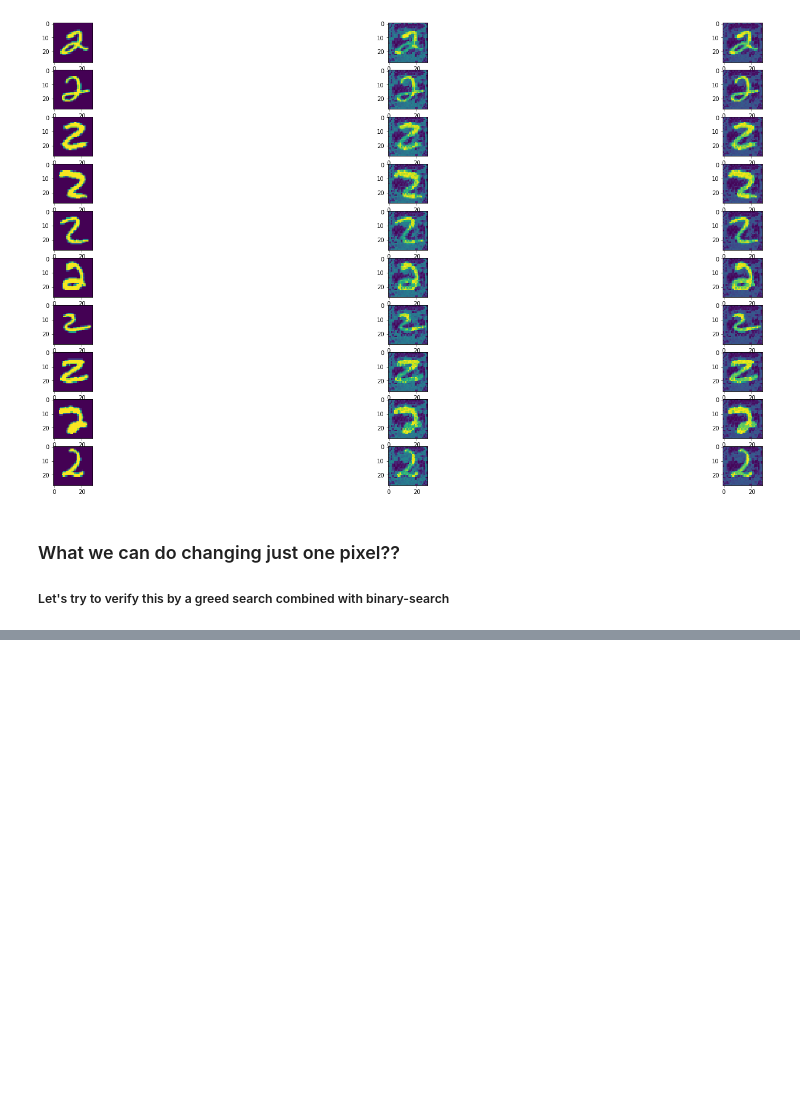
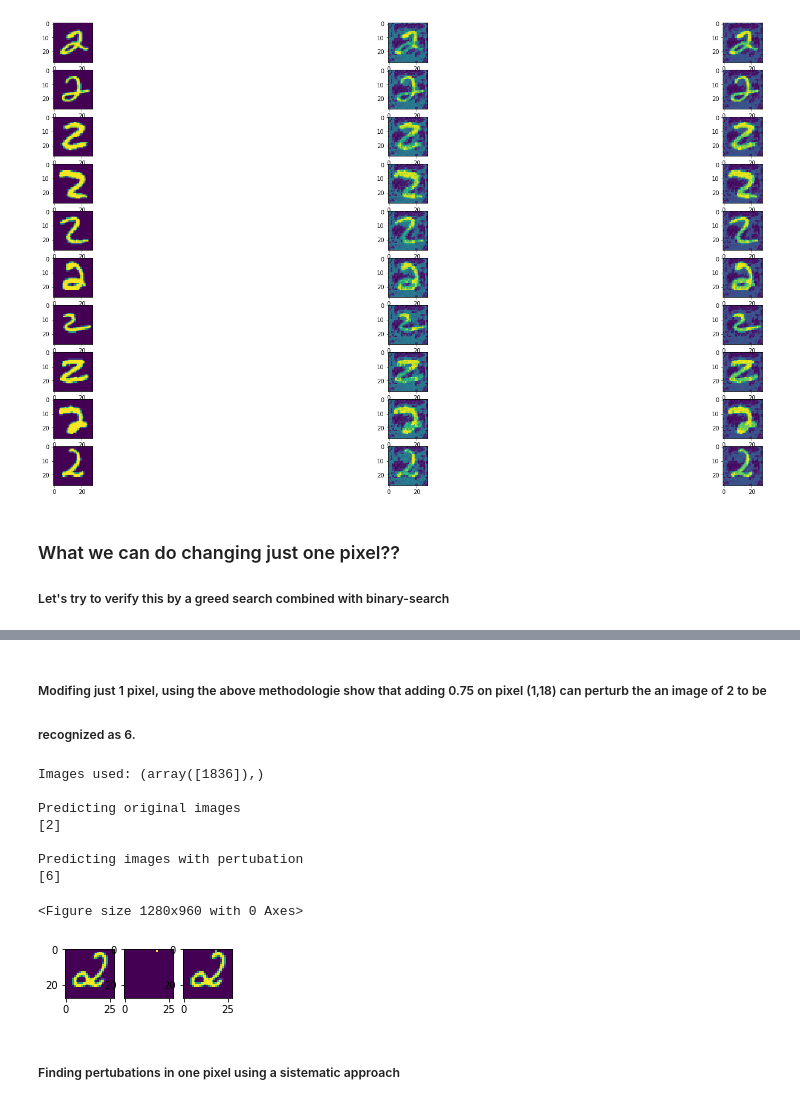
Before and after one commit to evertonaleixo/adversarialCNN, a Jupyter notebook: Challenge_For_AI.ipynb, the cells around one changed output, grey strips where cells are left out. Saved outputs shown, nothing was run; the diff lists cells and outputs as text; code cells hidden in the pictures; blank space fills up the shorter version.

Commit message:
Showing result changing just one pixel.

```diff
--- a/Challenge_For_AI.ipynb
+++ b/Challenge_For_AI.ipynb
@@ -558,0 +660,42 @@ Predicting images with pertubation
+# %% [markdown]
+##### Modifing just 1 pixel, using the above methodologie show that adding 0.75 on pixel (1,18) can perturb the an image of 2 to be
+##### recognized as 6.
+# %%
+X_noise = np.zeros((1, 28, 28), dtype='float32')
+X_noise[0,1,18] = .75
+
+fuzzy_imgs = (X_samples_2_ONE + X_noise)
+fuzzy_imgs = np.clip(fuzzy_imgs, 0, 1)
+pred = model.predict(fuzzy_imgs)
+pred = np.array( [np.argmax(pred[i]) for i in range(X_samples_2_ONE.shape[0])] )
+imgs_idx_used = np.where(pred==6)
+
+imgs_used = X_samples_2_ONE[imgs_idx_used]
+noises_used = np.zeros((imgs_used.shape[0], 28, 28))
+for i in range(imgs_used.shape[0]):
+    noises_used[i] = X_noise
+
+fuzzy_imgs = imgs_used + noises_used
+
+print("Images used: " + str(imgs_idx_used))
+print("\nPredicting original images")
+pred = [np.argmax(model.predict((imgs_used))[i]) for i in range(imgs_used.shape[0])]
+print(pred)
+
+print("\nPredicting images with pertubation")
+pred = [np.argmax(model.predict(imgs_fuzzy)[i]) for i in range(imgs_used.shape[0])]
+print(pred)
+
+plot_figures(imgs_used, noises_used, num_imgs=len(pred))
+# %% [output]
+Images used: (array([1836]),)
+
+Predicting original images
+[2]
+
+Predicting images with pertubation
+[6]
+<Figure size 1280x960 with 0 Axes>
+[figure, added]
+# %% [markdown]
+##### Finding pertubations in one pixel using a sistematic approach
```
Also changed, not shown: parts of 6 cells of this notebook.
